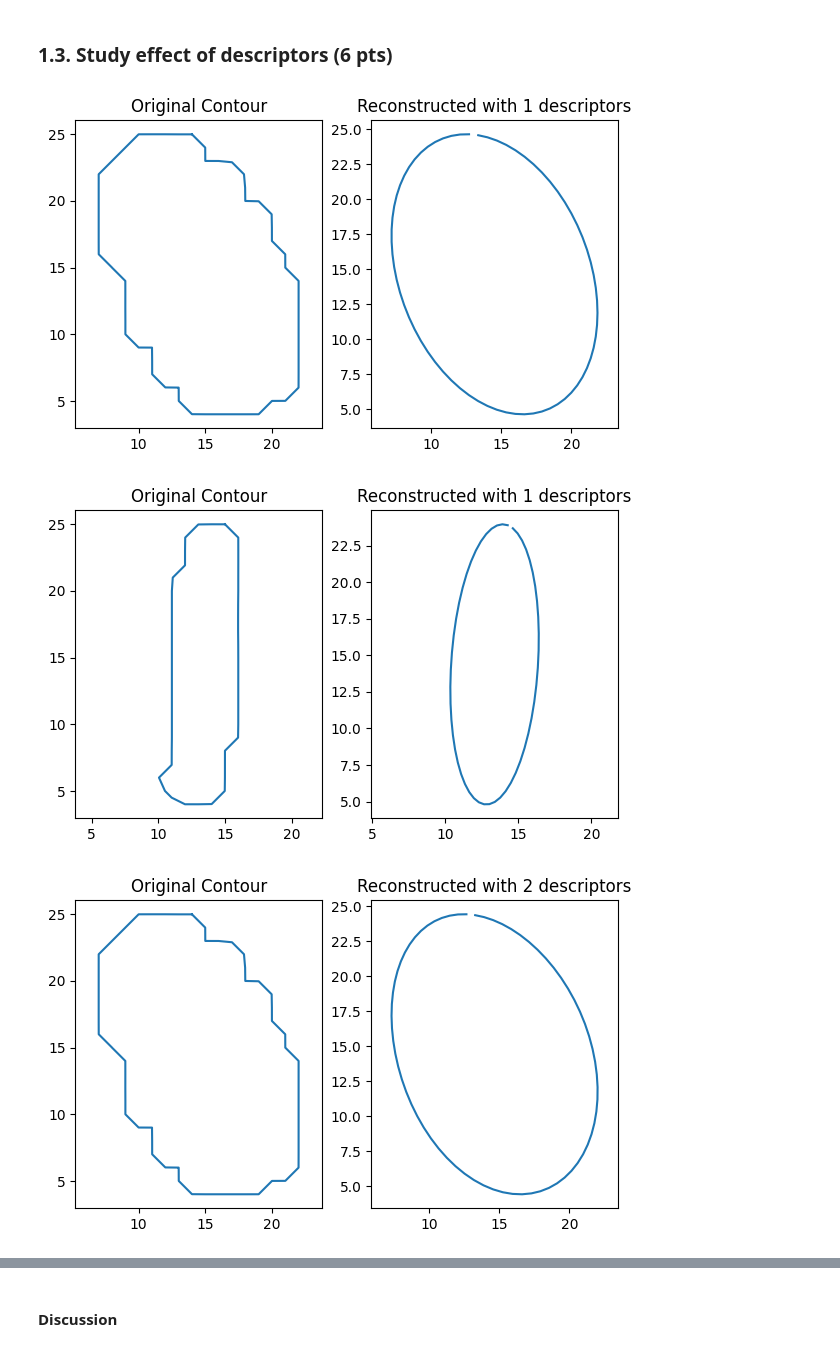
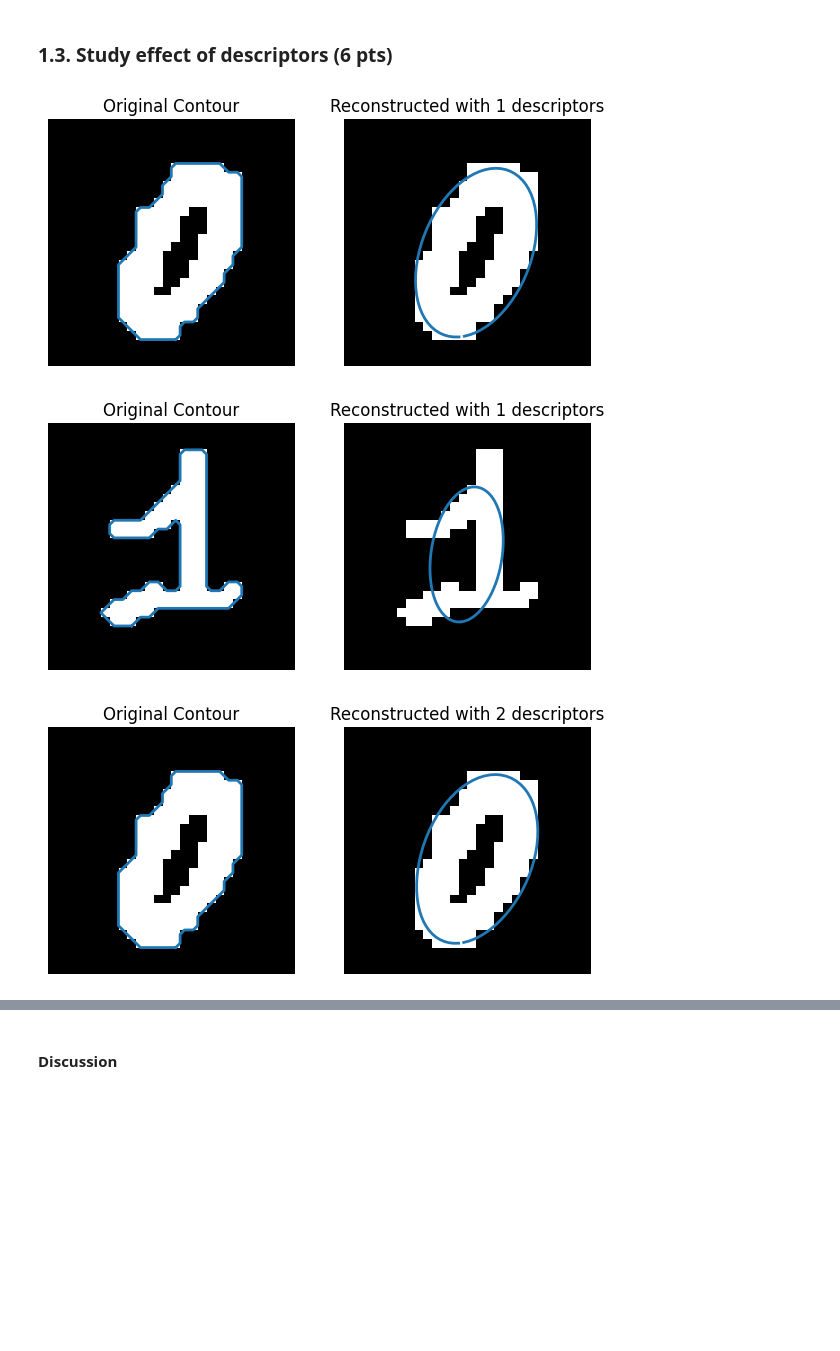
Before and after one commit to OctavioProfeta/iapr, a Jupyter notebook: labs/lab_02_object_description.ipynb, the cells around one changed output, grey strips where cells are left out. Saved outputs shown, nothing was run; the diff lists cells and outputs as text; code cells hidden in the pictures; blank space fills up the shorter version.

```diff
--- a/labs/lab_02_object_description.ipynb
+++ b/labs/lab_02_object_description.ipynb
@@ -233,38 +202,3 @@ The index of each element of the Fourier coefficient array corresponds to a spec
 Therefore, the n-th element of the Fourier coefficient array corresponds to a frequency of n/L cycles per contour length, not necessarily the value of n itself.
 
 In summary, the index of an element in the Fourier coefficient array corresponds to a specific harmonic of the Fourier series expansion of the contour, and the frequency of each harmonic is determined by its index and the length of the contour.
-# %%
-# Function that takes as input an image and returns a set of descriptors.
-# You may use other custom helper functions to break the code into useful chuncks.
-
-# TODO
-
-def get_descriptors(img):
-    # Compute the Fourier descriptors using complex definition
-    contours = get_contours(img)
-    fourier_coef = []
-    for contour in contours:
-        coutours_table =[]
-        for item in contour:
-            coutours_table.append([[item[0],item[1]]])
-
-        fourier_desc = cv2.dft(np.float32(coutours_table), flags=cv2.DFT_COMPLEX_OUTPUT)
-
-        # Normalize the Fourier descriptors
-        fourier_desc_norm = cv2.magnitude(fourier_desc[:, :, 0], fourier_desc[:, :, 1])
-
-        # Convert the Fourier descriptors to logarithmic scale
-        fourier_desc_log = np.log(fourier_desc_norm)
-
-        fourier_coef.append(fourier_desc_log)
-
-    # Display the Fourier descriptors
-    plt.plot(fourier_desc_log)
-    plt.title('Fourier descriptors')
-    plt.xlabel('Index')
-    plt.ylabel('Magnitude (log scale)')
-    plt.show()
-    return fourier_coef
-
-# Check first 10 descriptors of a test image (just to check that your pipeline works well)
-print(get_descriptors(zeros)[0][:10])
@@ -325,15 +269,15 @@ TODO
 descr_set_sizes = [1, 2, 5, 10, 20]
 
 # Define images for which you will show the recovery. You can also change the indexes.
-zero = zeros_im[3]
-one = ones_im[3]
+zero = zeros[3]
+one = ones[5]
 # %%
 # TODO
 for size in descr_set_sizes:
     # Get descriptors of the images
-    zero_desc = reconstruction(zero, size)
-    one_desc = reconstruction(one, size)
+    get_descriptors(zero, size, display=True)
+    get_descriptors(one, size, display=True)
 # %% [output]
-[figure, old version]
+[figure, new version]
-[figure, old version]
+[figure, new version]
-[figure, old version]
+[figure, new version]
```
Also changed, not shown: parts of 19 cells of this notebook.
